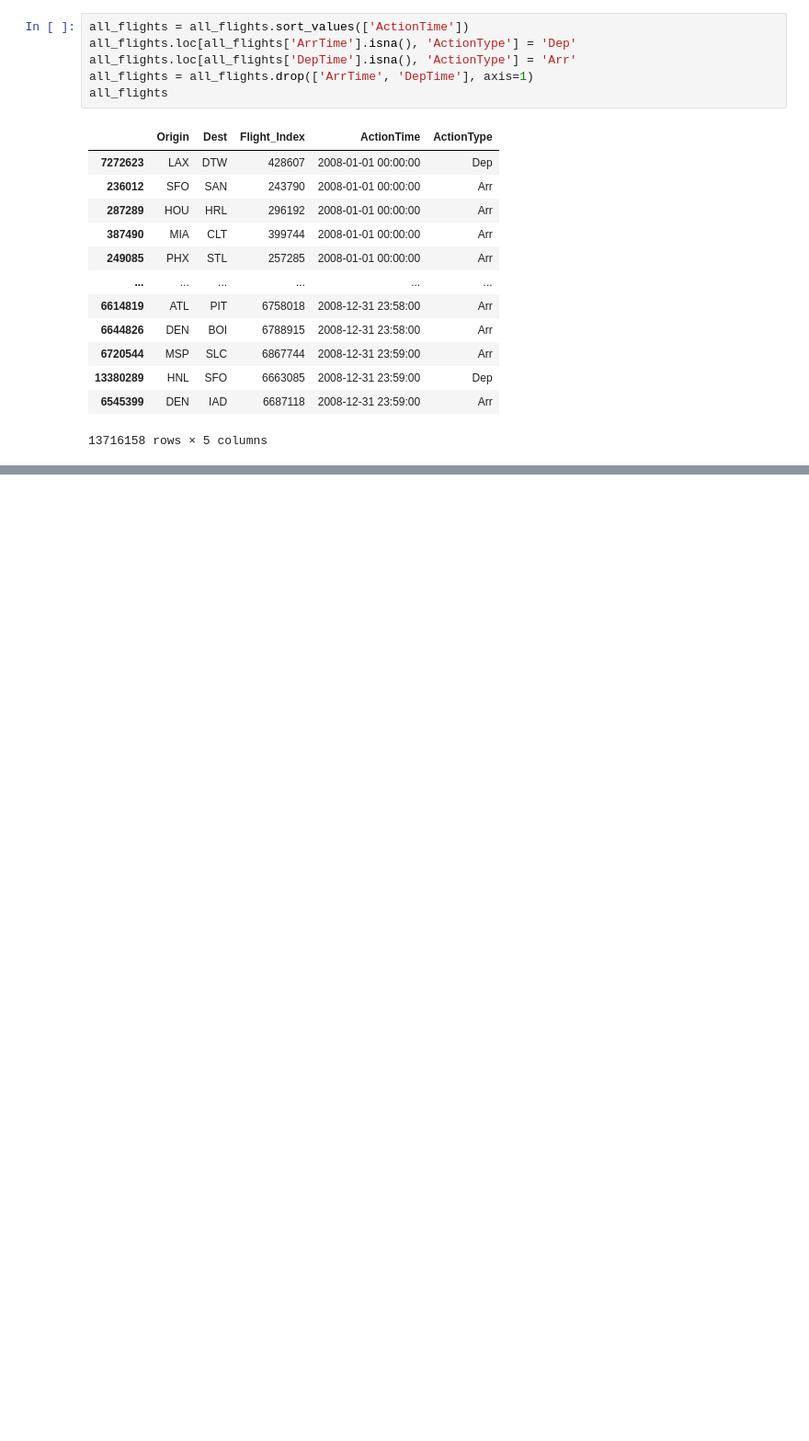
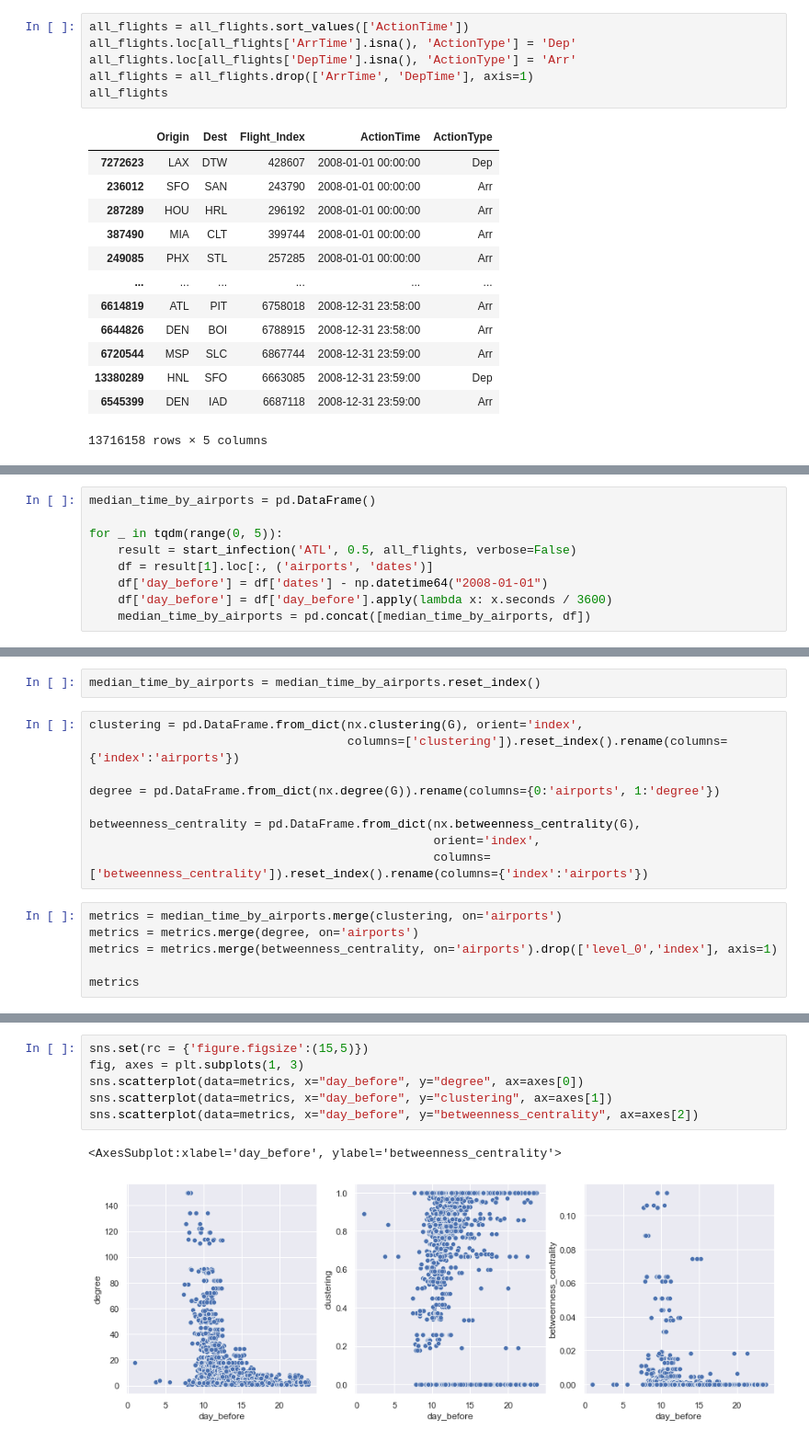
Before and after one commit to grannycola/my_projects, a Jupyter notebook: hw-9/main.ipynb, the cells around one changed output, grey strips where cells are left out. Shown at 92% size. Saved outputs shown, nothing was run; the diff lists cells and outputs as text; blank space fills up the shorter version.

```diff
--- a/hw-9/main.ipynb
+++ b/hw-9/main.ipynb
@@ -184,0 +318,9 @@ results
+# %%
+median_time_by_airports = pd.DataFrame()
+
+for _ in tqdm(range(0, 5)):
+    result = start_infection('ATL', 0.5, all_flights, verbose=False)
+    df = result[1].loc[:, ('airports', 'dates')]
+    df['day_before'] = df['dates'] - np.datetime64("2008-01-01")
+    df['day_before'] = df['day_before'].apply(lambda x: x.seconds / 3600)
+    median_time_by_airports = pd.concat([median_time_by_airports, df])
@@ -184,0 +342,17 @@ results
+# %%
+median_time_by_airports = median_time_by_airports.reset_index()
+# %%
+clustering = pd.DataFrame.from_dict(nx.clustering(G), orient='index',
+                                    columns=['clustering']).reset_index().rename(columns={'index':'airports'})
+
+degree = pd.DataFrame.from_dict(nx.degree(G)).rename(columns={0:'airports', 1:'degree'})
+
+betweenness_centrality = pd.DataFrame.from_dict(nx.betweenness_centrality(G),
+                                                orient='index',
+                                                columns=['betweenness_centrality']).reset_index().rename(columns={'index':'airports'})
+# %%
+metrics = median_time_by_airports.merge(clustering, on='airports')
+metrics = metrics.merge(degree, on='airports')
+metrics = metrics.merge(betweenness_centrality, on='airports').drop(['level_0','index'], axis=1)
+
+metrics
@@ -184,0 +373,9 @@ results
+# %%
+sns.set(rc = {'figure.figsize':(15,5)})
+fig, axes = plt.subplots(1, 3)
+sns.scatterplot(data=metrics, x="day_before", y="degree", ax=axes[0])
+sns.scatterplot(data=metrics, x="day_before", y="clustering", ax=axes[1])
+sns.scatterplot(data=metrics, x="day_before", y="betweenness_centrality", ax=axes[2])
+# %% [output]
+<AxesSubplot:xlabel='day_before', ylabel='betweenness_centrality'>
+[figure, added]
```
Also changed, not shown: parts of 20 cells of this notebook.
